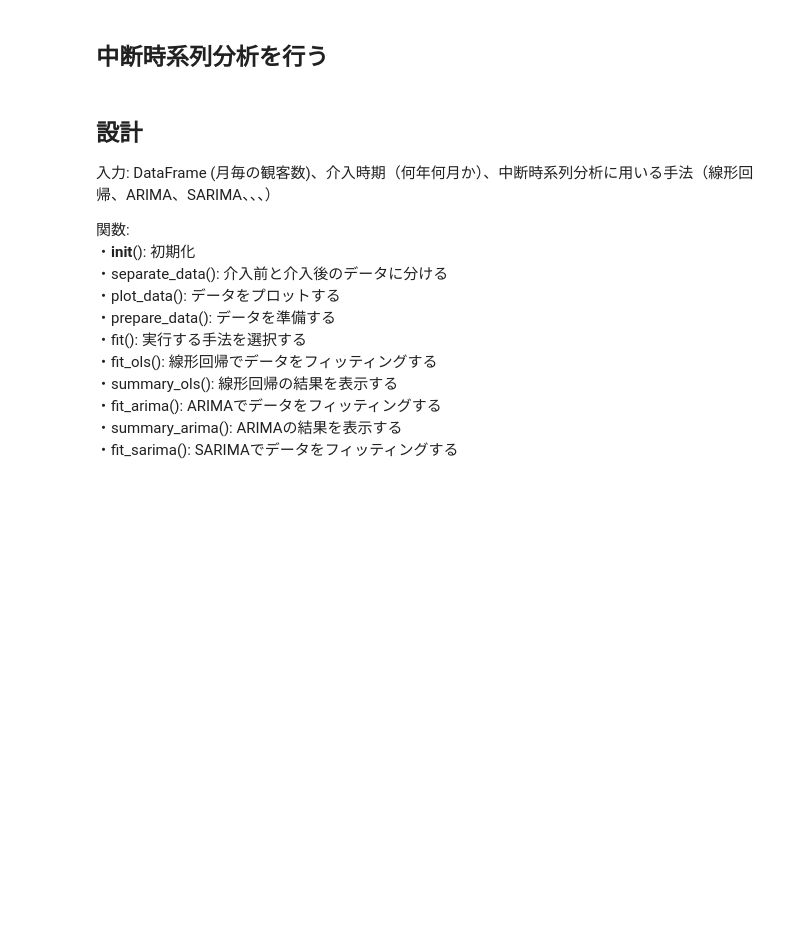
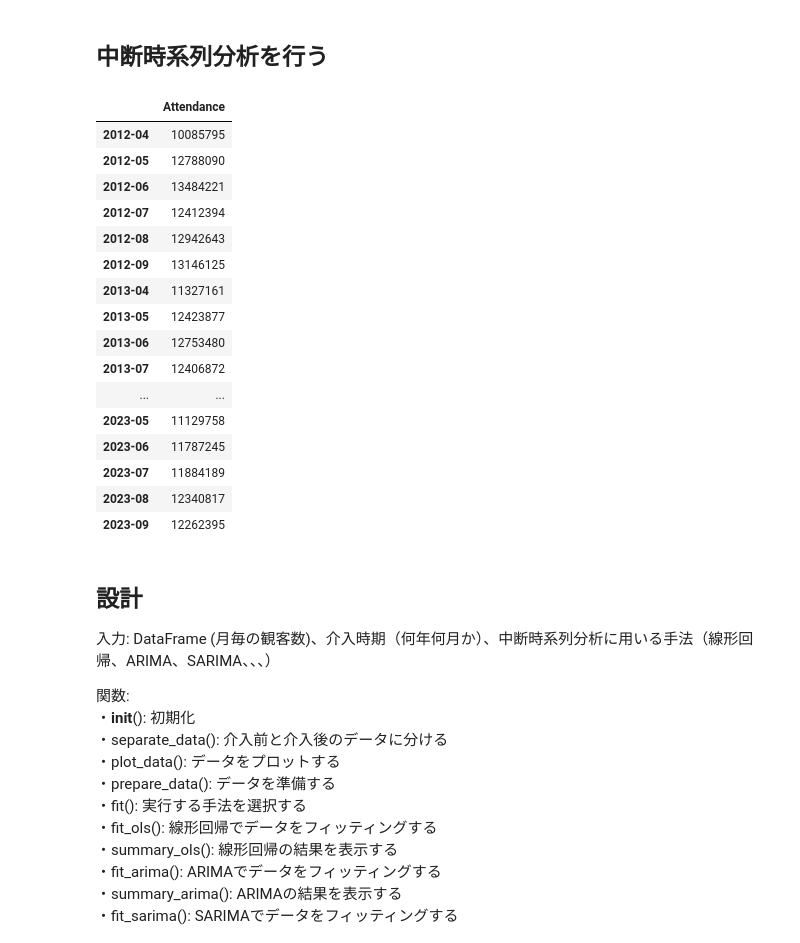
Before and after one commit to mohki7/graduation_thesis, a Jupyter notebook: headquarter.ipynb, the cells around one changed output. Saved outputs shown, nothing was run; the diff lists cells and outputs as text; code cells hidden in the pictures; blank space fills up the shorter version.

```diff
--- a/headquarter.ipynb
+++ b/headquarter.ipynb
@@ -722,7 +405,27 @@ t_stat, p_value
 ## 中断時系列分析を行う
 # %%
 att_remove_covid_addup = Att_Analysis(remove_covid=True, addup=True)
-df_att_remove_covid_addup = att_remove_covid_addup.df_monthly_att_all_addup_covid_removed
+df_att_remove_covid_addup = att_remove_covid_addup.get_monthly_all_df()
+# %%
+df_att_remove_covid_addup
+# %% [output]
+|  | Attendance |
+| 2012-04 | 10085795 |
+| 2012-05 | 12788090 |
+| 2012-06 | 13484221 |
+| 2012-07 | 12412394 |
+| 2012-08 | 12942643 |
+| 2012-09 | 13146125 |
+| 2013-04 | 11327161 |
+| 2013-05 | 12423877 |
+| 2013-06 | 12753480 |
+| 2013-07 | 12406872 |
+| ... | ... |
+| 2023-05 | 11129758 |
+| 2023-06 | 11787245 |
+| 2023-07 | 11884189 |
+| 2023-08 | 12340817 |
+| 2023-09 | 12262395 |
 # %% [markdown]
 ## 設計
 入力: DataFrame (月毎の観客数)、介入時期（何年何月か）、中断時系列分析に用いる手法（線形回帰、ARIMA、SARIMA、、、）
```
Also changed, not shown: parts of 14 cells of this notebook, 2 other files.
